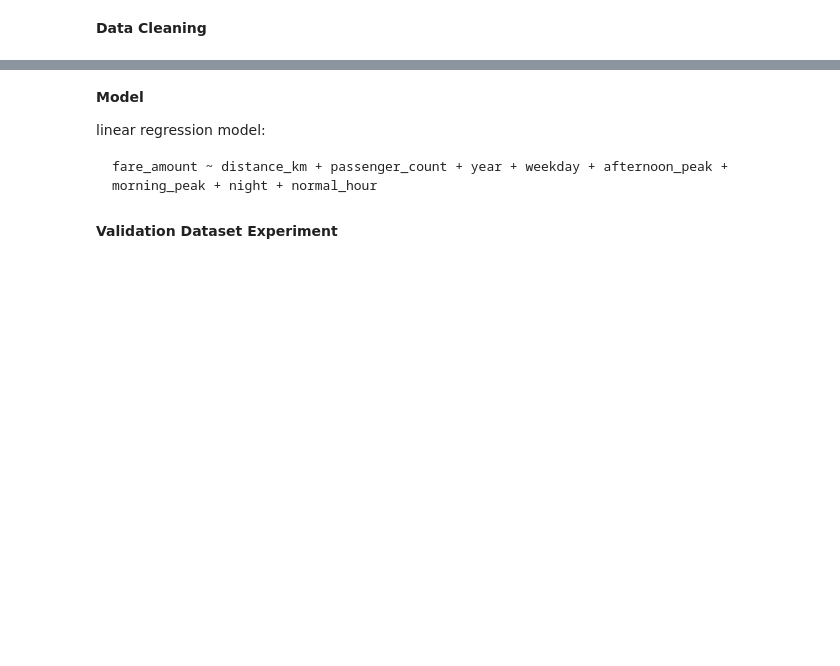
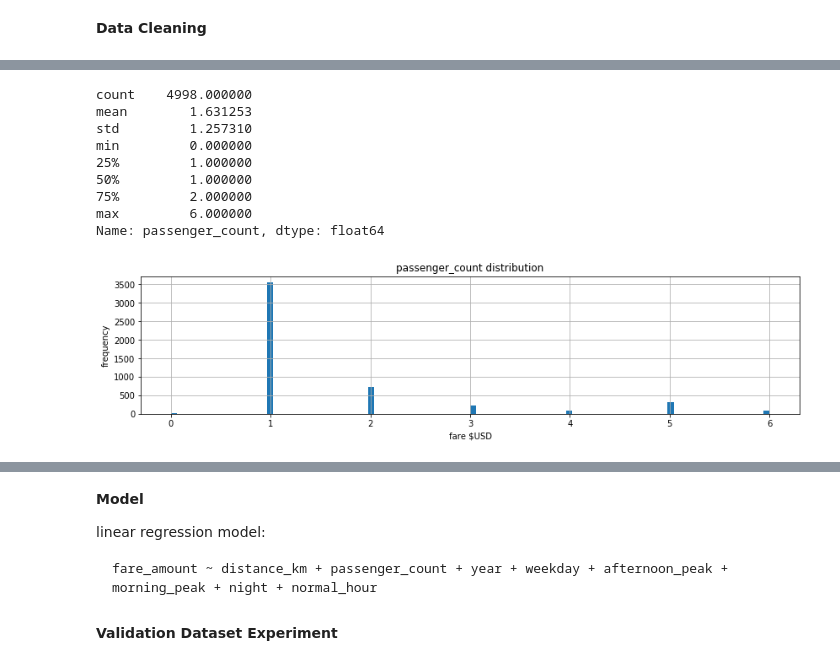
Before and after one commit to fanliu1991/NYC_Taxi_Fare_Prediction, a Jupyter notebook: NYC_Taxi_Fare_Prediction.ipynb, the cells around one changed output, grey strips where cells are left out. Saved outputs shown, nothing was run; the diff lists cells and outputs as text; code cells hidden in the pictures; blank space fills up the shorter version.

```diff
--- a/NYC_Taxi_Fare_Prediction.ipynb
+++ b/NYC_Taxi_Fare_Prediction.ipynb
@@ -39,14 +80,25 @@ df_train = df_train[df_train.fare_amount>=0]
 # %%
 # check for outliers in passenger_count
 df_train["passenger_count"].hist(bins=100, figsize=(14,3))
 plt.xlabel('fare $USD')
 plt.ylabel('frequency')
 plt.title('passenger_count distribution')
-
+'''
 print(df_train["passenger_count"].describe())
-
+'''
 # passenger_count of zero or larger than 6 (a SUV cab) seems to be not realistic, so drop them
 df_train = df_train[(df_train['passenger_count']>0) & (df_train['passenger_count']<=6)]
+# %% [output]
+count    4998.000000
+mean        1.631253
+std         1.257310
+min         0.000000
+25%         1.000000
+50%         1.000000
+75%         2.000000
+max         6.000000
+Name: passenger_count, dtype: float64
+[figure, added]
 # %%
 # Googling latitudes and longitudes give such information
 # Latitudes range from -90 to 90.
```
Also changed, not shown: parts of 23 cells of this notebook.
